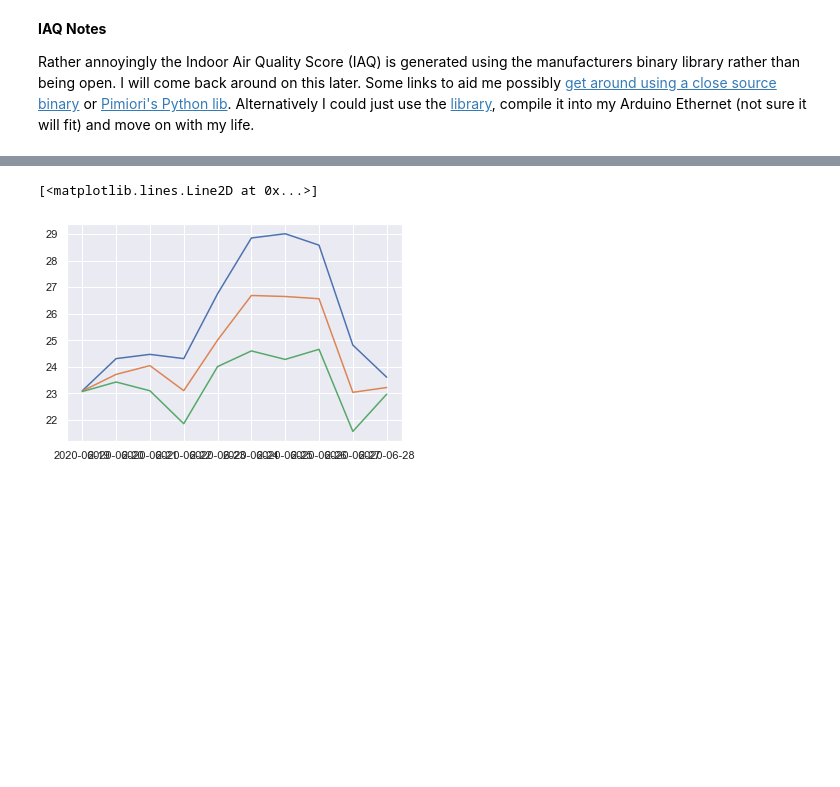
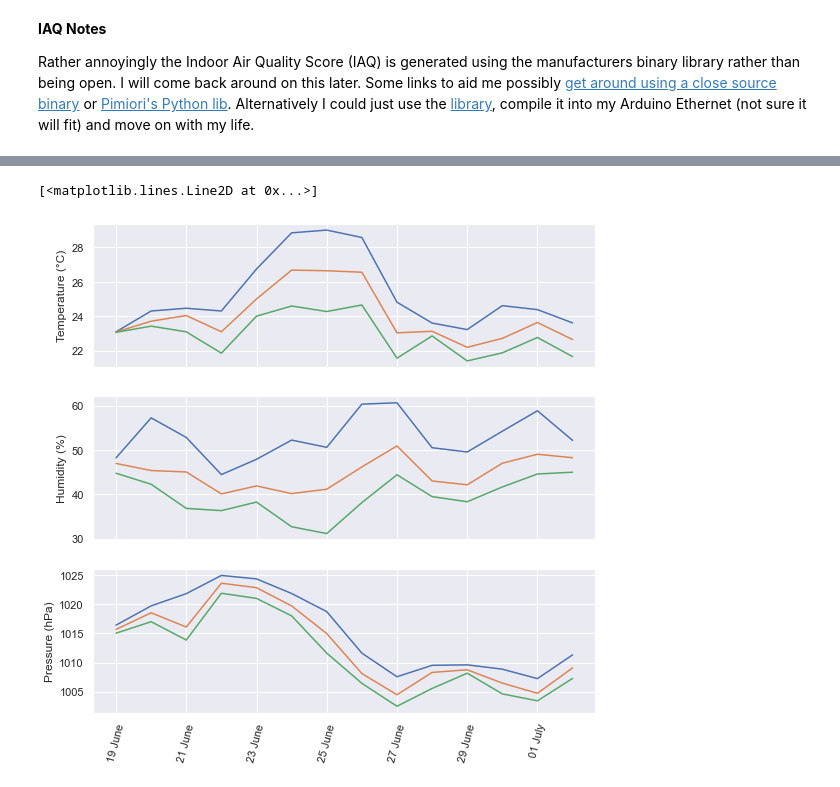
Before and after one commit to oisinmulvihill/sample_datamagic, a Jupyter notebook: notebooks/House Weather.ipynb, the cells around one changed output, grey strips where cells are left out. Saved outputs shown, nothing was run; the diff lists cells and outputs as text; code cells hidden in the pictures; blank space fills up the shorter version.

Commit message:
Ok, plotting temp, humid and pressure on same graph in the end was unclear. Doing this way, one about the other seems clearer to me.

```diff
--- a/notebooks/House Weather.ipynb
+++ b/notebooks/House Weather.ipynb
@@ -70,21 +70,50 @@ df.head()
 | 2020-06-20 00:14:19.937346 | 90:A2:DA:00:61:58 | bme680 | 2405 | 45726 | 101799 | 155522 | 24.05 | 45.726 | 1017.99 | 155522 |
 # %%
 # Group by date
-group_by_date = df.loc[:, ['temperature', 'humidity', 'pressure']].groupby(df.index.date)
+group_by_date = df.loc[:, ['temperature', 'humidity', 'pressure', 'gas']].groupby(df.index.date)
-# %%
-max = group_by_date.max()
-mean = group_by_date.mean()
-min = group_by_date.min()
-
-fig, ax = plt.subplots()
-# ax.set_ylabel("Temperture Range")
-
-ax.plot(max.index, max.temperature)
-ax.plot(mean.index, mean.temperature)
-ax.plot(min.index, min.temperature)
-
-#ax.plot(max.index, max.humidity)
-#ax.plot(max.index, max.pressure)
-# %% [output]
-[<matplotlib.lines.Line2D at 0x...>]
-[figure, removed]
+# %%
+from matplotlib.dates import DateFormatter
+
+def make_patch_spines_invisible(ax):
+    ax.set_frame_on(True)
+    ax.patch.set_visible(False)
+    for sp in ax.spines.values():
+        sp.set_visible(False)
+
+max = group_by_date.max()
+mean = group_by_date.mean()
+min = group_by_date.min()
+
+fig = plt.figure(figsize=(9, 9))
+
+temp, humid, press = fig.subplots(3, 1)
+temp.set_ylabel('Temperature (°C)')
+plt.setp(temp.get_xticklabels(), visible=False)
+
+humid.set_ylabel('Humidity (%)')
+# humid.yaxis.label.set_color('green')
+# humid.tick_params(axis='y', colors='green')
+plt.setp(humid.get_xticklabels(), visible=False)
+
+press.set_ylabel('Pressure (hPa)')
+# press.yaxis.label.set_color('blue')
+# press.tick_params(axis='y', colors='blue')
+# Use the pressure yticks label for all now the others are hidden.
+press.tick_params(axis='x', rotation=75)
+date_form = DateFormatter("%d %B") # %B: month name, %d: date as number
+press.xaxis.set_major_formatter(date_form)
+
+temp.plot(mean.index, max.temperature, label="Max")
+temp.plot(mean.index, mean.temperature, label="Avg")
+temp.plot(mean.index, min.temperature, label="Min")
+
+humid.plot(mean.index, max.humidity, label="Max")
+humid.plot(mean.index, mean.humidity, label="Avg")
+humid.plot(mean.index, min.humidity, label="Min")
+
+press.plot(mean.index, max.pressure, label="Max")
+press.plot(mean.index, mean.pressure, label="Avg")
+press.plot(mean.index, min.pressure, label="Min")
+# %% [output]
+[<matplotlib.lines.Line2D at 0x...>]
+[figure, added]
```
Also changed, not shown: 2 other files.
